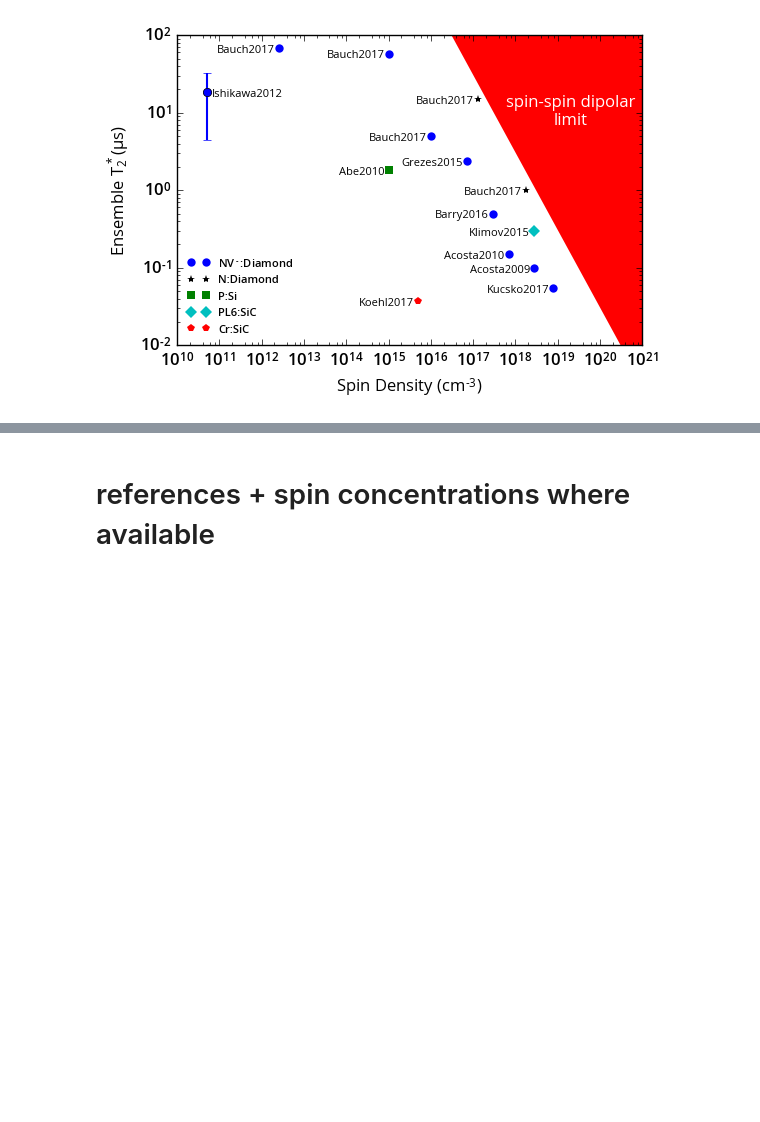
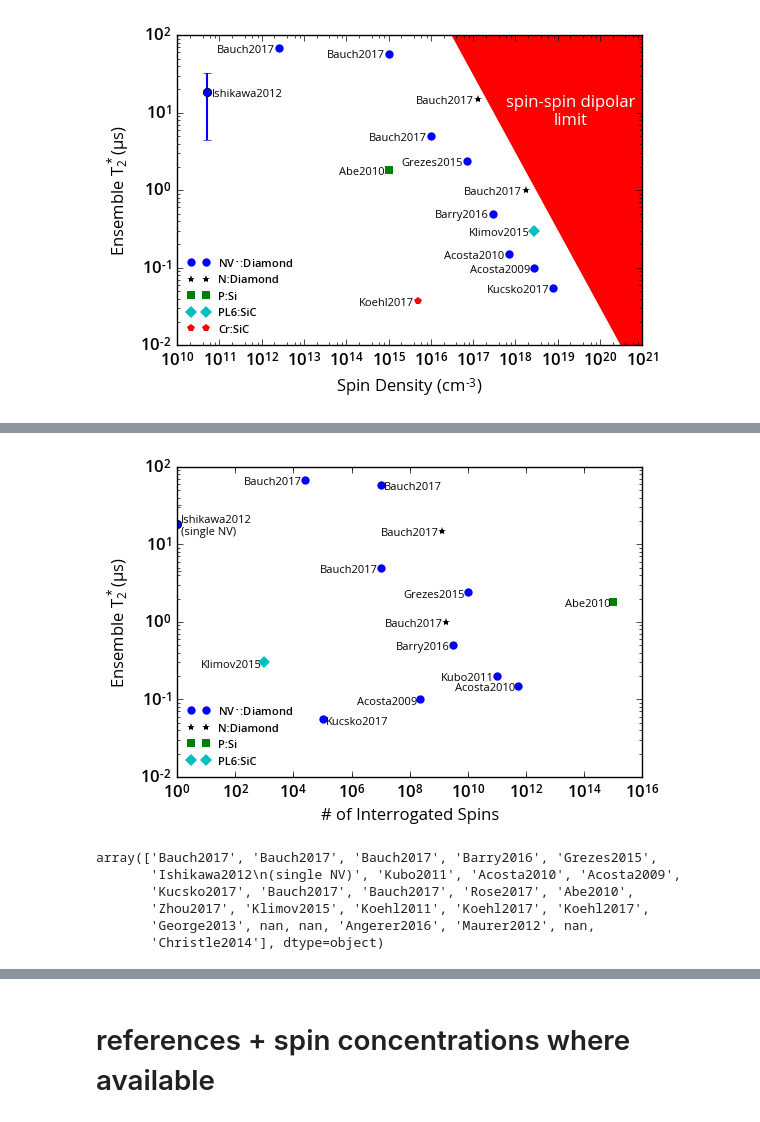
Before and after one commit to ebauch/NV_data, a Jupyter notebook: T2star_survey.ipynb, the cells around one changed output, grey strips where cells are left out. Cells and saved outputs as stored; diff of their text form; code cells hidden in the pictures; blank space fills up the shorter version.

```diff
--- a/T2star_survey.ipynb
+++ b/T2star_survey.ipynb
@@ -551,0 +556,66 @@ plt.show()
+# %%
+# interate over all spin types
+s=0 # current run
+for species in species_label:
+    species_df = df.loc[df['Defect']==species]
+
+    # interrogated spins
+    x = pd.to_numeric(species_df.iloc[:,4], 'coerce').get_values()
+    # T2*
+    y = pd.to_numeric(species_df.iloc[:,6], 'coerce').get_values()
+
+    # some of the entries are nan, remove these
+    ind = (~np.isnan(y)) * (~np.isnan(x))
+    x = x[ind];y = y[ind];
+
+    # only plot if x and y are not empty
+    if (len(x)!=0) & (len(y)!=0):
+        # reference label
+        ref_label = species_df.iloc[ind,11].get_values()
+
+        # plot data and labels
+        plt.plot(x, y, markers[s], ms=6, markeredgecolor = 'none', label=legend_label[s])
+        if species =='NV-':
+            place_labels([x,y],ref_label, ['l','r','l','l','l','r','l','l','l','r','l'])
+        else:
+            place_labels([x,y],ref_label, ['l','l','l','l','l','r','r'])
+
+    s=s+1
+
+# plot Ishikawa
+plt.errorbar(1, 18.5, yerr=14, fmt='o', color='b', lw=1.5)
+
+## plot shaded regions
+# single spin sensitivity
+# plt.plot([1e13,1e13], [1e-3,1e3],'k--', lw=1.5)
+# plt.fill_between([0, 10**13], [10**-3,10**-3], [10**3,10**3], facecolor='.90', edgecolor='None', interpolate=False)
+# plt.text(4*10**11, 5*10**-1, 'individual spins\n resolvable', ha='center', color='0.20', fontweight='normal')
+
+# plot p1-limit
+# xx = np.linspace(1e15, 1e23, 100);
+# l1 = 1/(2 * np.pi * 0.0091 * xx/(1.76*1e17))
+# plt.fill_between(xx, l1, [10**6] * len(l1), where = [10**6] > l1, facecolor='r', edgecolor='None', interpolate=False)
+# plt.text(2 * 10**19, 0.7 * 10**1, 'spin-spin dipolar\nlimit', ha='center', color='#ffffff', fontweight='normal')
+
+# set plot labels
+plt.xlabel('# of Interrogated Spins')
+plt.ylabel(r'Ensemble $T_2^* (\mu$s)')
+
+# plot legend
+plt.legend(frameon=False, loc=3, fontsize=8)
+
+plt.xscale('log')
+plt.yscale('log')
+
+plt.xlim(1, 1e16)
+# ax = plt.gca()
+# ax.set_xlim([1e10,1e21])
+
+plt.ylim([10**-2, 100])
+
+plt.savefig("T2star_survey_fig4.pdf")
+plt.savefig("T2star_survey_fig4.png")
+
+plt.show()
+# %% [output]
+[figure, added]
@@ -551,0 +624,9 @@ plt.show()
+# %%
+labels
+# %% [output]
+array(['Bauch2017', 'Bauch2017', 'Bauch2017', 'Barry2016', 'Grezes2015',
+       'Ishikawa2012\n(single NV)', 'Kubo2011', 'Acosta2010', 'Acosta2009',
+       'Kucsko2017', 'Bauch2017', 'Bauch2017', 'Rose2017', 'Abe2010',
+       'Zhou2017', 'Klimov2015', 'Koehl2011', 'Koehl2017', 'Koehl2017',
+       'George2013', nan, nan, 'Angerer2016', 'Maurer2012', nan,
+       'Christle2014'], dtype=object)
```
Also changed, not shown: parts of 16 cells of this notebook, 6 other files.
